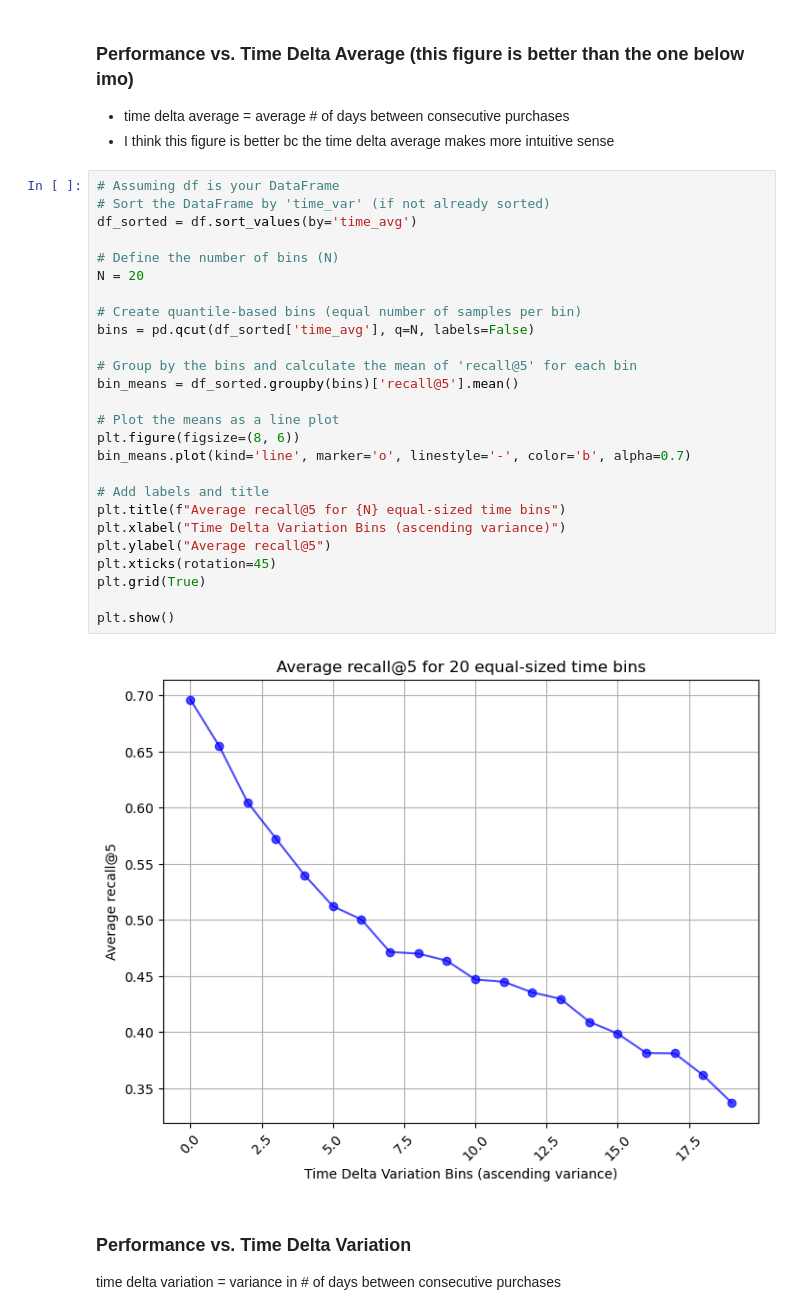
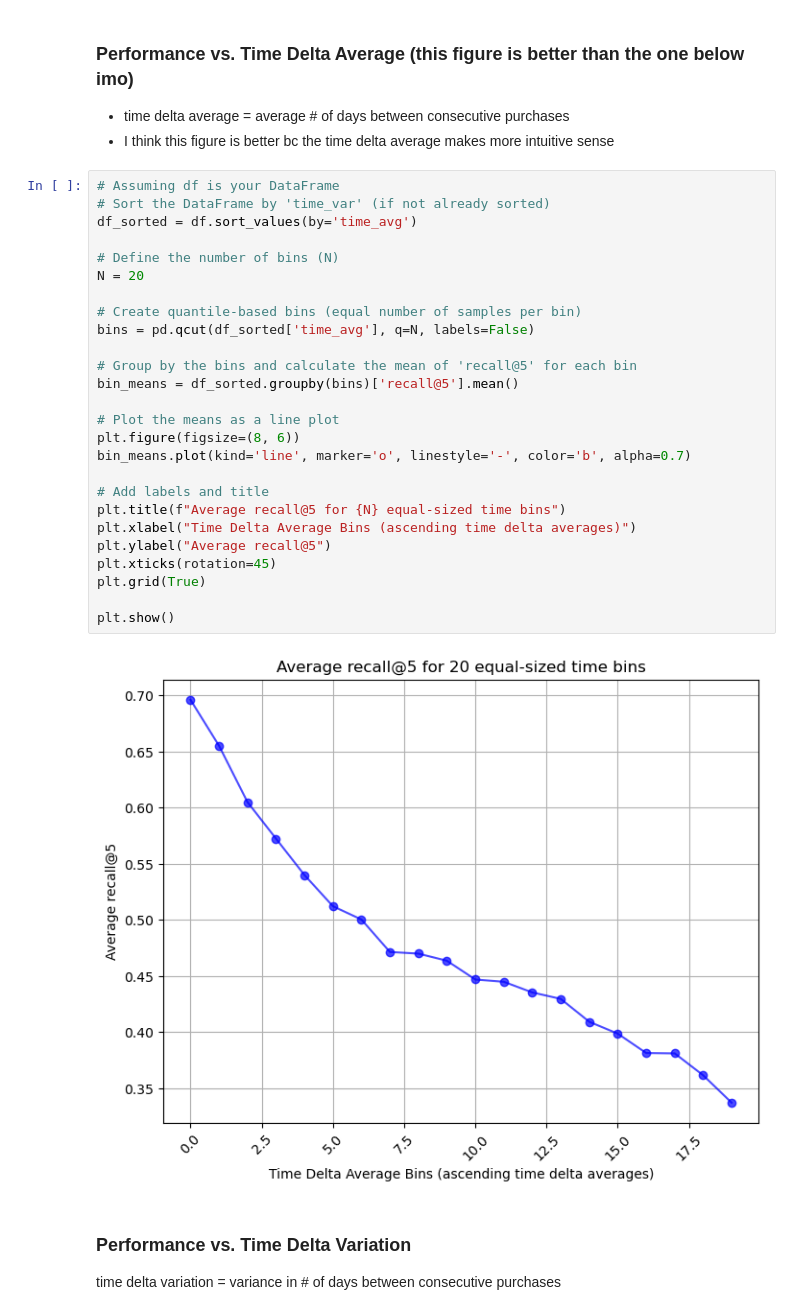
Before and after one commit to mehardsingh/eecs576_final_project, a Jupyter notebook: evaluate_bert.ipynb, the cells around one changed output. Saved outputs shown, nothing was run; the diff lists cells and outputs as text.

Commit message:
Updating title for bert eval notebook plot

```diff
--- a/evaluate_bert.ipynb
+++ b/evaluate_bert.ipynb
@@ -224,31 +224,31 @@ total_result_df.to_csv(os.path.join(output_dir, "total_results.csv"), index=Fals
 # %%
 # Assuming df is your DataFrame
 # Sort the DataFrame by 'time_var' (if not already sorted)
 df_sorted = df.sort_values(by='time_avg')
 
 # Define the number of bins (N)
 N = 20
 
 # Create quantile-based bins (equal number of samples per bin)
 bins = pd.qcut(df_sorted['time_avg'], q=N, labels=False)
 
 # Group by the bins and calculate the mean of 'recall@5' for each bin
 bin_means = df_sorted.groupby(bins)['recall@5'].mean()
 
 # Plot the means as a line plot
 plt.figure(figsize=(8, 6))
 bin_means.plot(kind='line', marker='o', linestyle='-', color='b', alpha=0.7)
 
 # Add labels and title
 plt.title(f"Average recall@5 for {N} equal-sized time bins")
-plt.xlabel("Time Delta Variation Bins (ascending variance)")
+plt.xlabel("Time Delta Average Bins (ascending time delta averages)")
 plt.ylabel("Average recall@5")
 plt.xticks(rotation=45)
 plt.grid(True)
 
 plt.show()
 # %% [output]
-[figure, old version]
+[figure, new version]
 # %% [markdown]
 ### Performance vs. Time Delta Variation
 time delta variation = variance in # of days between consecutive purchases
```
